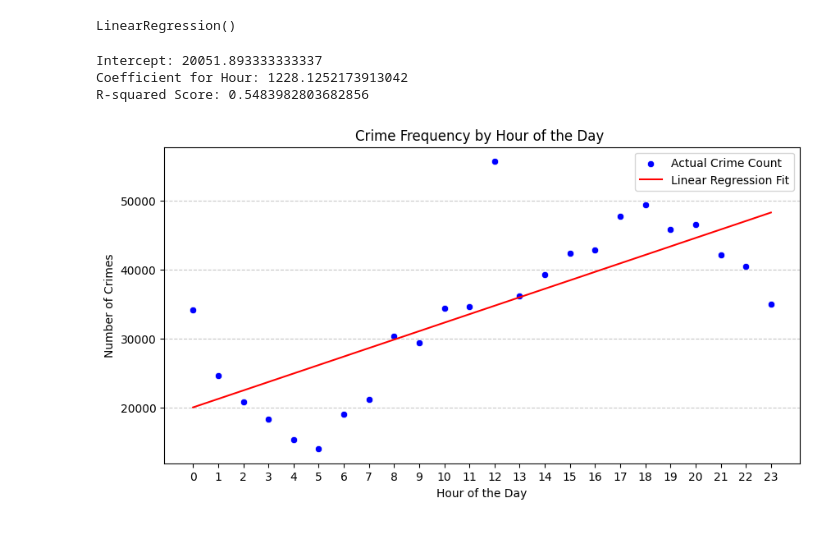
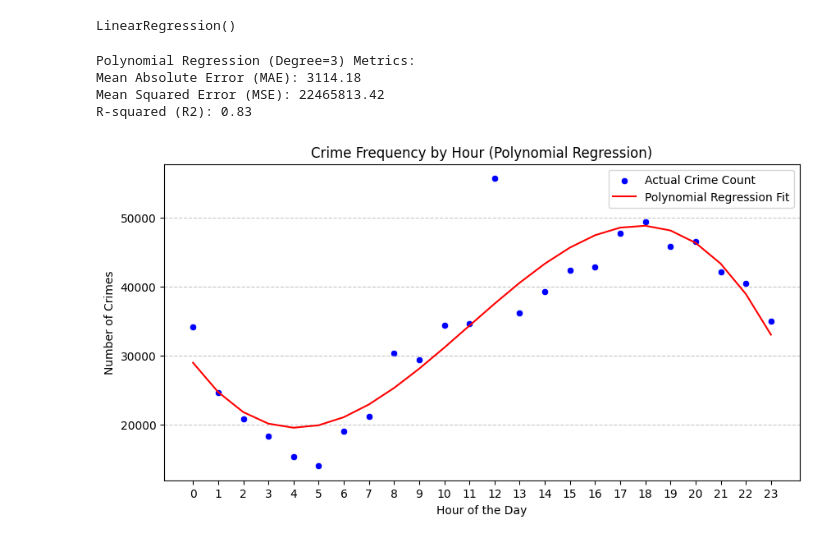
Before and after one commit to mikey6002/Techwise_AI_ML, a Jupyter notebook: Techwise_AIML_Project.ipynb, the cells around one changed output. Saved outputs shown, nothing was run; the diff lists cells and outputs as text; code cells hidden in the pictures.

```diff
--- a/Techwise_AIML_Project.ipynb
+++ b/Techwise_AIML_Project.ipynb
@@ -300,0 +399,9 @@ plt.show()
+# %%
+# Apply the function to create a new 'Severity' column
+df['Severity'] = df['Crm Cd Desc'].apply(detailed_map_severity)
+
+# Save the updated dataset
+df.to_csv("updated_dataset_with_severity.csv", index=False)
+
+# Display first few rows
+print(df[['Crm Cd Desc', 'Severity']].head())
@@ -381,0 +497,3 @@ y = crime_by_hour['Crime_Count']  # (Crime count)
+# %%
+poly = PolynomialFeatures(degree=3)
+X_poly = poly.fit_transform(X)
@@ -382,5 +502,5 @@ y = crime_by_hour['Crime_Count']  # (Crime count)
 # %%
 model = LinearRegression()
-model.fit(X, y)
+model.fit(X_poly, y)
 # %% [output]
 LinearRegression()
@@ -390,22 +507,28 @@ y_pred = model.predict(X)
-# %%
-print(f"Intercept: {model.intercept_}")
-print(f"Coefficient for Hour: {model.coef_[0]}")
-print(f"R-squared Score: {r2_score(y, y_pred)}")
-# %% [output]
-Intercept: 20051.893333333337
-Coefficient for Hour: 1228.1252173913042
-R-squared Score: 0.5483982803682856
+# %%
+y_pred = model.predict(X_poly)
+mae = mean_absolute_error(y, y_pred)
+mse = mean_squared_error(y, y_pred)
+r2 = r2_score(y, y_pred)
+# %%
+print(f"Polynomial Regression (Degree=3) Metrics:")
+print(f"Mean Absolute Error (MAE): {mae:.2f}")
+print(f"Mean Squared Error (MSE): {mse:.2f}")
+print(f"R-squared (R2): {r2:.2f}")
+# %% [output]
+Polynomial Regression (Degree=3) Metrics:
+Mean Absolute Error (MAE): 3114.18
+Mean Squared Error (MSE): 22465813.42
+R-squared (R2): 0.83
 # %%
-# Plot actual vs predicted crime count
 plt.figure(figsize=(10, 5))
-sns.scatterplot(x=crime_by_hour['Hour'], y=crime_by_hour['Crime_Count'], color='blue', label='Actual Crime Count')
-sns.lineplot(x=crime_by_hour['Hour'], y=y_pred, color='red', label='Linear Regression Fit')
+sns.scatterplot(x=crime_by_hour['Hour'], y=crime_by_hour['Crime_Count'], color='blue', label="Actual Crime Count")
+sns.lineplot(x=crime_by_hour['Hour'], y=y_pred, color='red', label="Polynomial Regression Fit")
 plt.xlabel("Hour of the Day")
 plt.ylabel("Number of Crimes")
-plt.title("Crime Frequency by Hour of the Day ")
+plt.title("Crime Frequency by Hour (Polynomial Regression)")
 plt.xticks(range(0, 24))
 plt.legend()
 plt.grid(axis='y', linestyle='--', alpha=0.7)
 plt.show()
 # %% [output]
-[figure, old version]
+[figure, new version]
```
Also changed, not shown: parts of 51 cells of this notebook.
